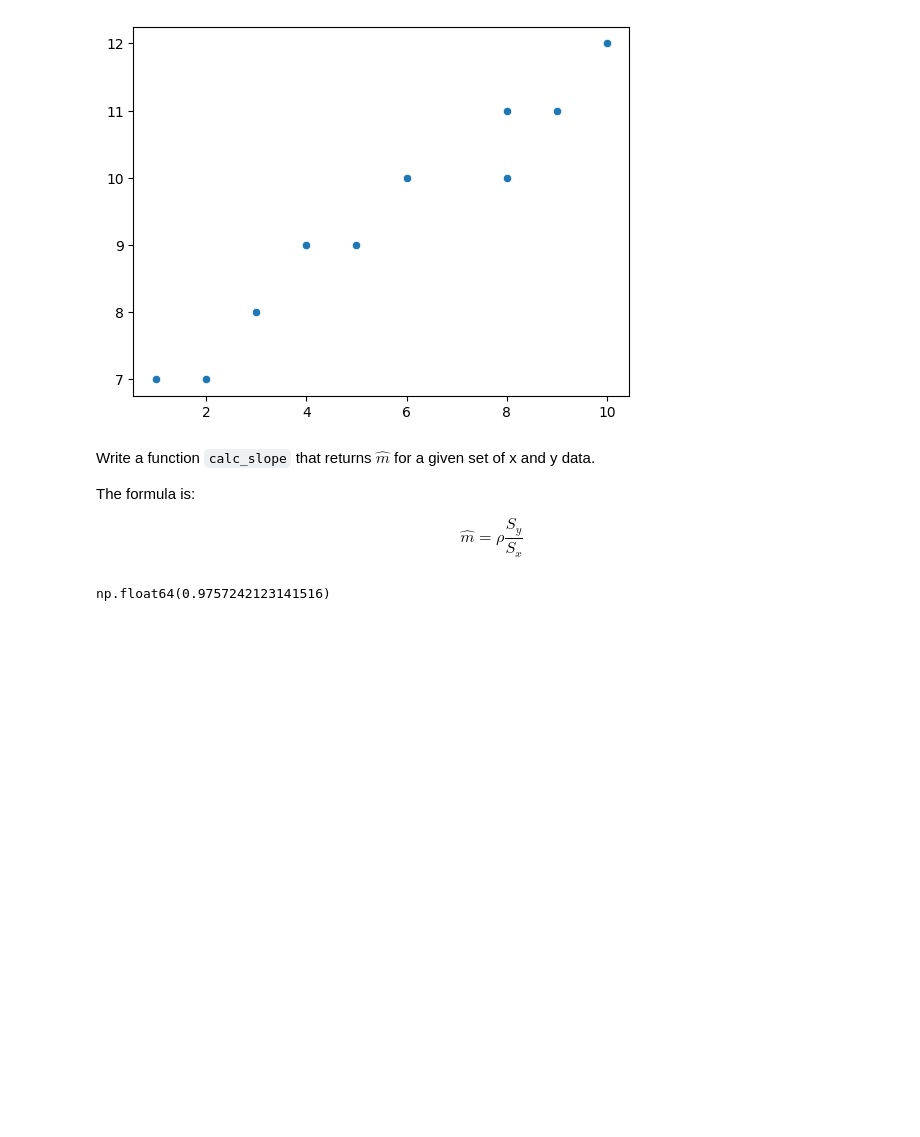
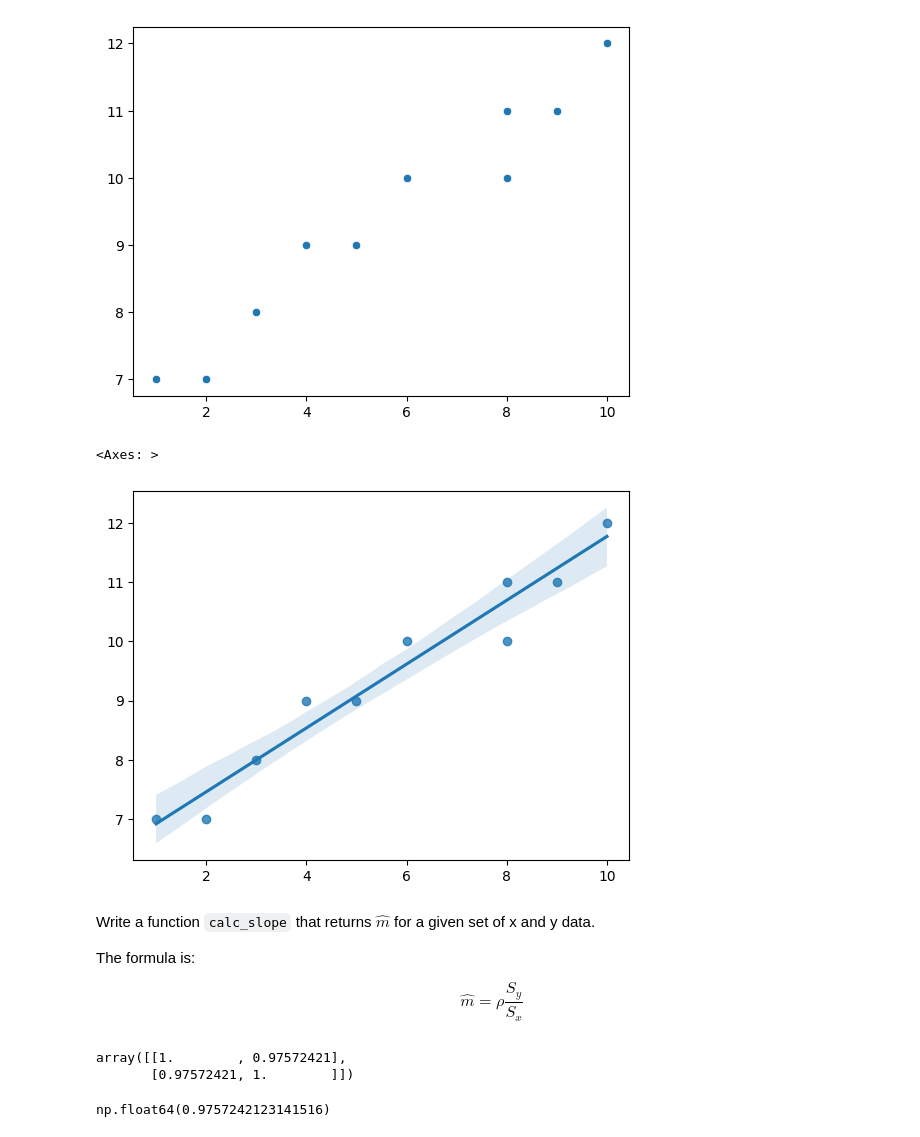
Before and after one commit to karusamuel/Inferential-Modeling-linear-regression-, a Jupyter notebook: index.ipynb, the cells around one changed output. Drawn from its saved outputs; the diff is of its cells as text; code cells hidden in the pictures; blank space fills up the shorter version.

```diff
--- a/index.ipynb
+++ b/index.ipynb
@@ -71,12 +71,22 @@ sns.scatterplot(x=X,y=Y)
 # %% [output]
 <Axes: >
 [figure]
+# %%
+sns.regplot(x=X,y=Y)
+# %% [output]
+<Axes: >
+[figure, added]
 # %% [markdown]
 Write a function `calc_slope` that returns $\hat{m}$ for a given set of x and y data.
 
 The formula is:
 
 $$\hat{m} = \rho \frac{S_y}{S_x}$$
+# %%
+np.corrcoef(X,Y)
+# %% [output]
+array([[1.        , 0.97572421],
+       [0.97572421, 1.        ]])
 # %%
 # calcute p-corr
 p_corr = np.corrcoef(X,Y)[0,1]
```
Also changed, not shown: parts of 8 cells of this notebook.
